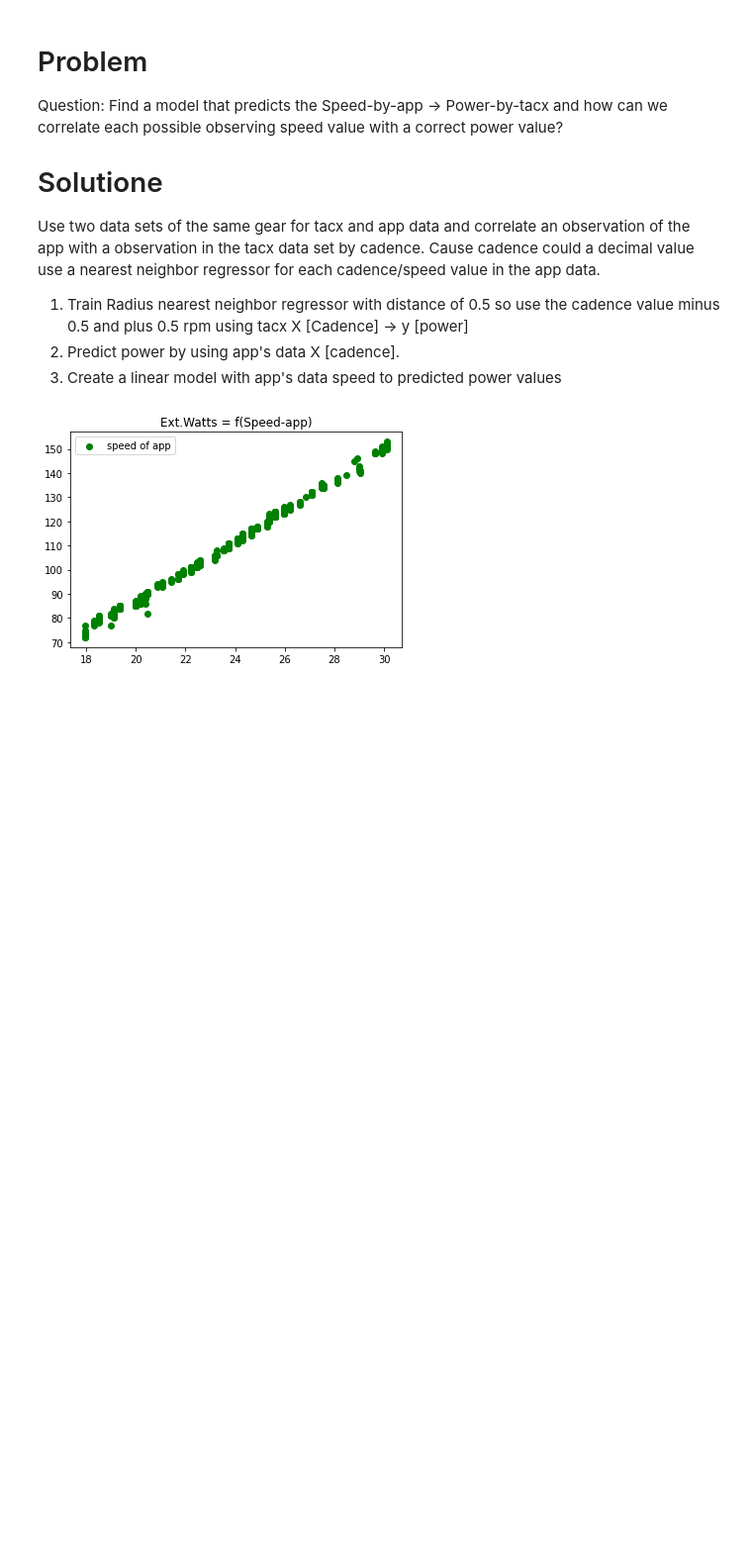
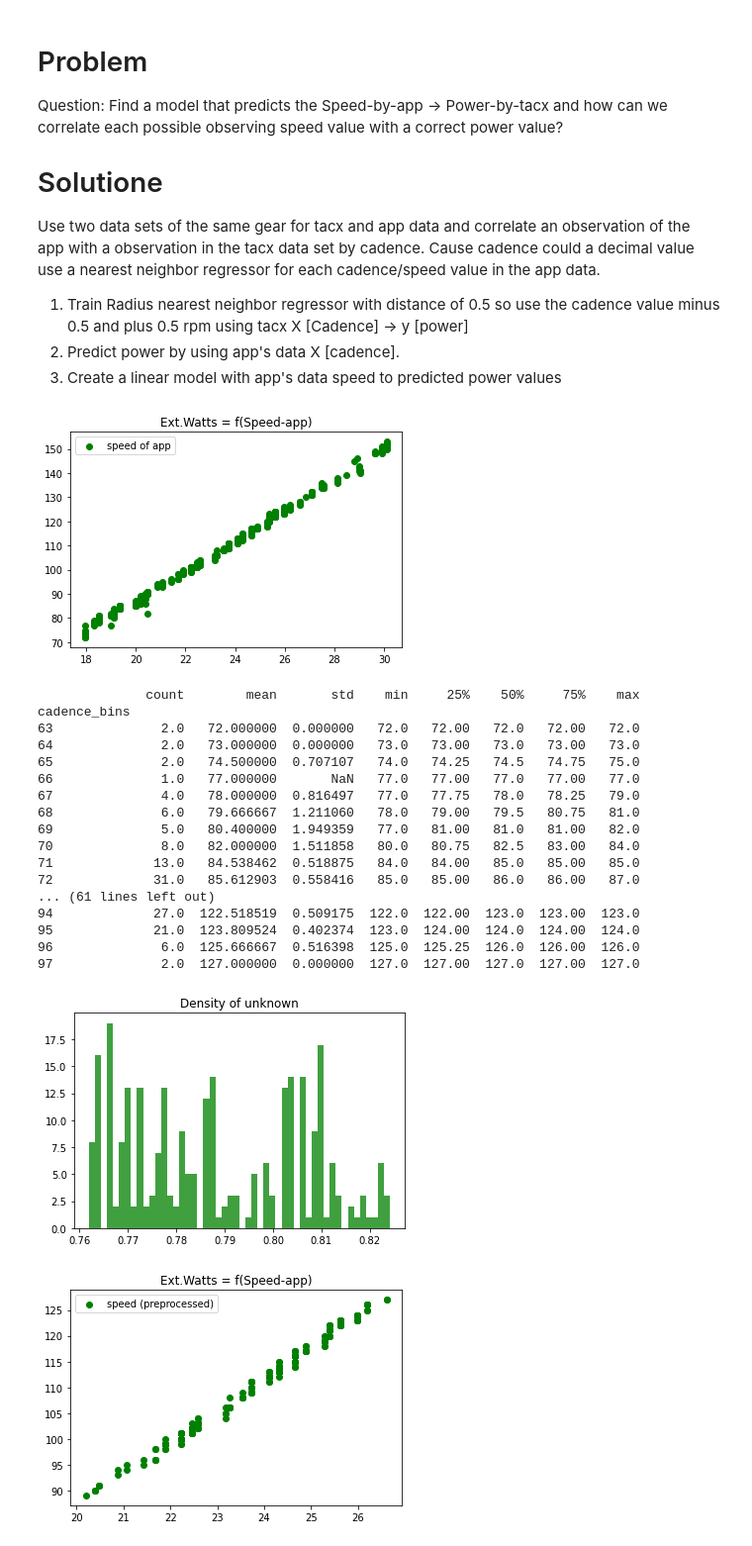
Before and after one commit to bruennijs/indoor-virtual-power-prediction, a Jupyter notebook: regression_by_speed.ipynb, the cells around one changed output. Shown: that part at 99% size. Drawn from its saved outputs; the diff is of its cells as text; code cells hidden in the pictures; blank space fills up the shorter version.

Commit message:
TEst & implementation with detect and drop outlier pipeline

```diff
--- a/regression_by_speed.ipynb
+++ b/regression_by_speed.ipynb
@@ -16,35 +16,92 @@ Use two data sets of the same gear for tacx and app data and correlate an observ
 # %%
 import numpy as np
 import pandas as pd
+from sklearn.base import TransformerMixin
 from sklearn.linear_model import LinearRegression
 from sklearn.model_selection import train_test_split
 from sklearn.neighbors import RadiusNeighborsRegressor, KNeighborsRegressor
 from sklearn.pipeline import Pipeline
-from src.power_by_speed.regression import create_pipeline
+from sklearn.preprocessing import StandardScaler
+from src.power_by_speed.regression import create_pipeline, COLUMN_NAME_SPEED_APP, COLUMN_NAME_GEAR_RATIO
+from src.power_by_speed.preprocessor import create_pipeline as create_pipeline_preprocessor
 from src.validation.regression import validate_lin_reg
 
 from src.tcx import Tcx, COLUMN_NAME_SPEED, COLUMN_NAME_WATTS, COLUMN_NAME_CADENCE, COLUMN_NAME_ACCELERATION, COLUMN_NAME_CADENCE_RATE
 from src.test_data import TrainDataSet
-from src.visu import plot2d, show
+from src.visu import plot2d, show, histogram
 
-COLUMN_NAME_SPEED_APP = "speed-app"
 
 tcx_app_gear7: Tcx = Tcx.read_tcx(file_path='test/tcx/cadence_1612535177298-gear7.tcx')
 tcx_tacx_gear7: Tcx = Tcx.read_tcx(file_path='test/tcx/tacx-activity_6225123072-gear7-resistance3.tcx')
 tcx_tacx_gear20: Tcx = Tcx.read_tcx(file_path='test/tcx/tacx-activity_6225123072-gear7-resistance3.tcx')
 
 # generate test data
 dts_app_gear7: TrainDataSet = TrainDataSet(tcx_app_gear7)
 dts_tacx_gear7: TrainDataSet = TrainDataSet(tcx_tacx_gear7)
 df_tacx_gear7 = dts_tacx_gear7.get_dataframe()
 df_app_gear7 = dts_app_gear7.get_dataframe()
 
 pipeline: Pipeline = create_pipeline(tcx_app_filename='test/tcx/cadence_1612535177298-gear7.tcx')
+preprocessor: Pipeline = create_pipeline_preprocessor()
 
 # app's speed -> power correlation (pipeline transformation)
-X_train_transformed: pd.DataFrame = pipeline[0:2].fit_transform(X=df_tacx_gear7, y=df_tacx_gear7[[COLUMN_NAME_WATTS]])
+X_train_transformed: pd.DataFrame = pipeline[0:1].fit_transform(X=df_tacx_gear7, y=df_tacx_gear7[[COLUMN_NAME_WATTS]])
 
-plot2d(X_train_transformed.iloc[:,0], df_tacx_gear7[COLUMN_NAME_WATTS], legend_label='speed of app', point_color='g')
+def scale(X, transformer: TransformerMixin = StandardScaler()):
+
+    columns = [COLUMN_NAME_CADENCE, COLUMN_NAME_SPEED_APP, COLUMN_NAME_WATTS]
+
+    X_t: np.array = transformer.fit_transform(X_train_transformed[columns])
+
+    return pd.DataFrame(data=X_t, columns=columns)
+
+def print_stats(df: pd.DataFrame):
+
+    print(df.assign(cadence_bins=lambda x: x[COLUMN_NAME_CADENCE].apply(lambda x : int(x)))
+              .groupby(by=['cadence_bins'])[COLUMN_NAME_WATTS].describe())
+
+# X_train_transformed = scale(X_train_transformed)
+
+plot2d(X_train_transformed[COLUMN_NAME_SPEED_APP], X_train_transformed[COLUMN_NAME_WATTS], legend_label='speed of app', point_color='g')
 show()
+
+print_stats(df_tacx_gear7)
+
+# find outliers
+
+# 1. group by speed (bins) and show stats as std deviation and mean to find speeds with biggest outlierS
+
+
+# 2, select & drop outliers
+X_train_pp = preprocessor.fit_transform(df_tacx_gear7)
+
+histogram(X_train_pp[COLUMN_NAME_GEAR_RATIO], bins=50)
+show()
+
+print_stats(X_train_pp)
+
+X_train_pp = pipeline[0:1].fit_transform(X_train_pp)
+
+plot2d(X_train_pp[COLUMN_NAME_SPEED_APP], X_train_pp[COLUMN_NAME_WATTS], legend_label='speed (preprocessed)', point_color='g')
+show()
 # %% [output]
 [figure]
+              count        mean       std    min     25%    50%     75%    max
+cadence_bins
+63              2.0   72.000000  0.000000   72.0   72.00   72.0   72.00   72.0
+64              2.0   73.000000  0.000000   73.0   73.00   73.0   73.00   73.0
+65              2.0   74.500000  0.707107   74.0   74.25   74.5   74.75   75.0
+66              1.0   77.000000       NaN   77.0   77.00   77.0   77.00   77.0
+67              4.0   78.000000  0.816497   77.0   77.75   78.0   78.25   79.0
+68              6.0   79.666667  1.211060   78.0   79.00   79.5   80.75   81.0
+69              5.0   80.400000  1.949359   77.0   81.00   81.0   81.00   82.0
+70              8.0   82.000000  1.511858   80.0   80.75   82.5   83.00   84.0
+71             13.0   84.538462  0.518875   84.0   84.00   85.0   85.00   85.0
+72             31.0   85.612903  0.558416   85.0   85.00   86.0   86.00   87.0
+... (61 lines left out)
+94             27.0  122.518519  0.509175  122.0  122.00  123.0  123.00  123.0
+95             21.0  123.809524  0.402374  123.0  124.00  124.0  124.00  124.0
+96              6.0  125.666667  0.516398  125.0  125.25  126.0  126.00  126.0
+97              2.0  127.000000  0.000000  127.0  127.00  127.0  127.00  127.0
+[figure, added]
+[figure, added]
```
Also changed, not shown: 5 other files.
